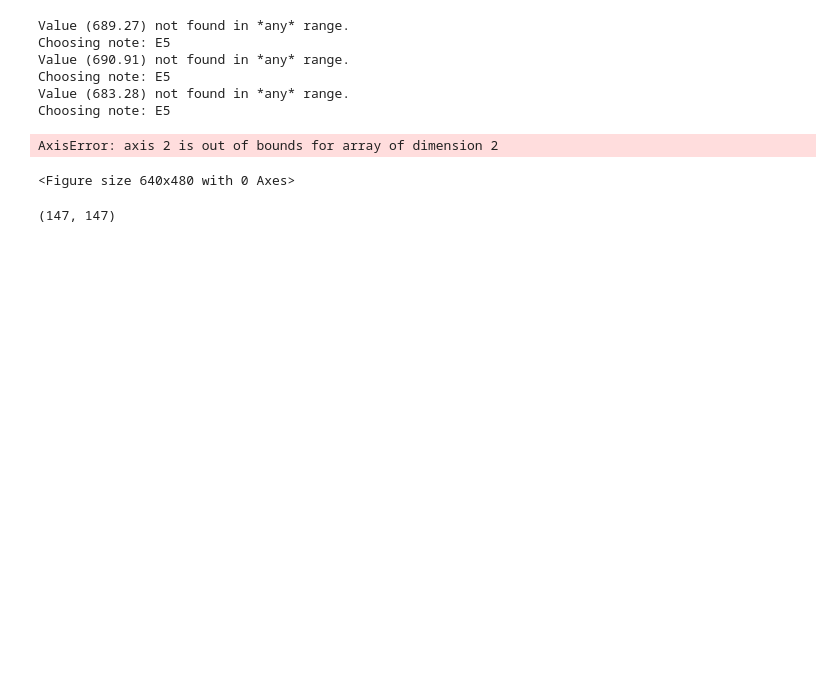
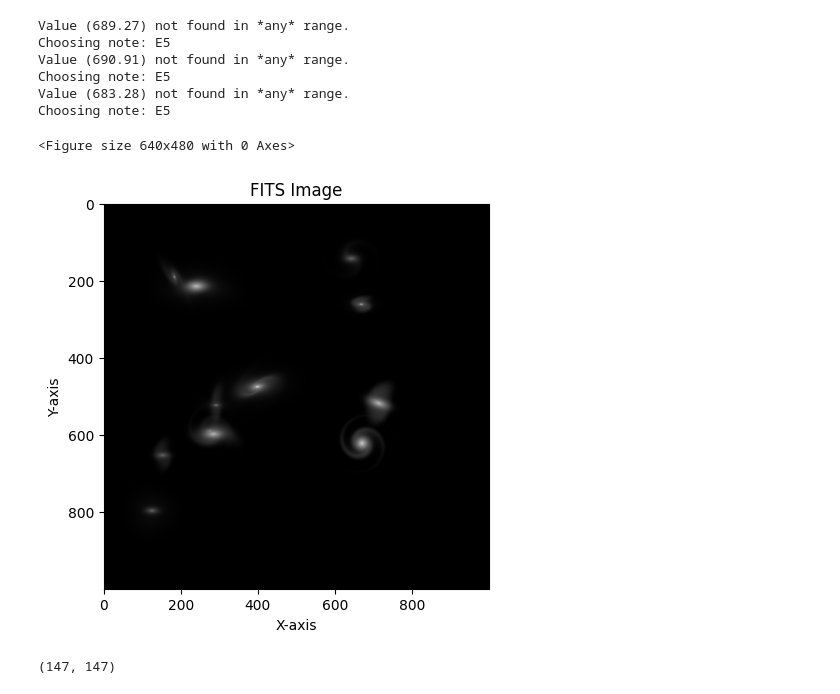
Before and after one commit to MatthewPortman/galaxymusic, a Jupyter notebook: galaxy_music.ipynb, the cells around one changed output. Cells and saved outputs as stored; diff of their text form; code cells hidden in the pictures; blank space fills up the shorter version.

Commit message:
Working at speed again
* The models are now correctly mosaic'd onto a single larger image at the previous speed, taking advantage of smaller image sizes for GALFIT.
* Notably, this can easily be parallelized.

```diff
--- a/galaxy_music.ipynb
+++ b/galaxy_music.ipynb
@@ -574,8 +574,7 @@ width  = 1000
 model_dim    = 250
 model_offset = model_dim//2
 
-dummy_array       = np.zeros((height, width))
-final_image_array = np.zeros((height, width))
+image_array = np.zeros((height, width))
 
 while g_number == 0:
     plt.clf()
@@ -690,12 +689,11 @@ while g_number == 0:
 
         for i, (notes_chunk, norm_volume) in enumerate(zip(list_o_notes, norm_volumes)):
 
+            dummy_array = np.zeros((height, width))
+
             feedme = feedme_0.with_stem(f"{feedme_0.stem}_{i}")
 
-            x_pos = randint(model_offset, width  - model_offset)
-            y_pos = randint(model_offset, height - model_offset)
-
-            position = (x_pos, y_pos)
+            position = (model_offset, model_offset)
 
             bulge = Sersic(
                     component_number = 1,
@@ -719,10 +717,10 @@ while g_number == 0:
                     output_image = output_filename,
                     optimize = 1,
                     region_to_fit = (
-                        x_pos - model_offset,
-                        x_pos + model_offset,
-                        y_pos - model_offset,
-                        y_pos + model_offset
+                        0,
+                        model_dim,
+                        0,
+                        model_dim
                     )
             )
 
@@ -768,8 +766,11 @@ while g_number == 0:
             image_data_fits     = fits_file[0].data - galaxy_feedme.sky.sky_background.value
             new_image_data_fits = deepcopy(image_data_fits)
 
-            image_array        = np.insert(dummy_array, position, new_image_data_fits)
-            final_image_array += image_array
+            x_pos = randint(0, width  - model_dim)
+            y_pos = randint(0, height - model_dim)
+
+            dummy_array[x_pos : x_pos + model_dim, y_pos : y_pos + model_dim] = new_image_data_fits
+            image_array += dummy_array
 
             #image_data_array = fits_file[1].data
 
@@ -785,7 +786,7 @@ while g_number == 0:
         fig, ax1 = plt.subplots(1, 1, figsize=(10, 5))
 
         # Display the FITS image
-        image_fits = ax1.imshow(np.log(1 + final_image_array), cmap='gray')
+        image_fits = ax1.imshow(np.log(1 + image_array), cmap='gray')
 
         # Create a slider widget for the FITS image
         # slider_fits = widgets.FloatSlider(value = 1.0, min = 0.0, max = 2.0, step=0.01, description='FITS Scale:', continuous_update=True)
@@ -801,35 +802,35 @@ while g_number == 0:
             # Redraw the figure
             fig.canvas.draw()
 
         # Attach the update_image_fits function to the FITS slider's value change event
         # slider_fits.observe(update_image_fits, 'value')
 
         # Display the slider widgets
         # display(widgets.HBox([slider_fits])) #, slider_array]))
 
         # Add any additional customization you need to the subplots
         ax1.set_title('FITS Image')
         ax1.set_xlabel('X-axis')
         ax1.set_ylabel('Y-axis')
 
         # Show the plot
         plt.show()
 
 
         # x = input()
         break
 
     break
     #g_number += 1
 # %% [output]
 Value (689.27) not found in *any* range.
 Choosing note: E5
 Value (690.91) not found in *any* range.
 Choosing note: E5
 Value (683.28) not found in *any* range.
 Choosing note: E5
-AxisError: axis 2 is out of bounds for array of dimension 2
+<Figure size 640x480 with 0 Axes>
-<Figure size 640x480 with 0 Axes>
+[figure, added]
 # %%
 # from PIL import Image
 #
```
